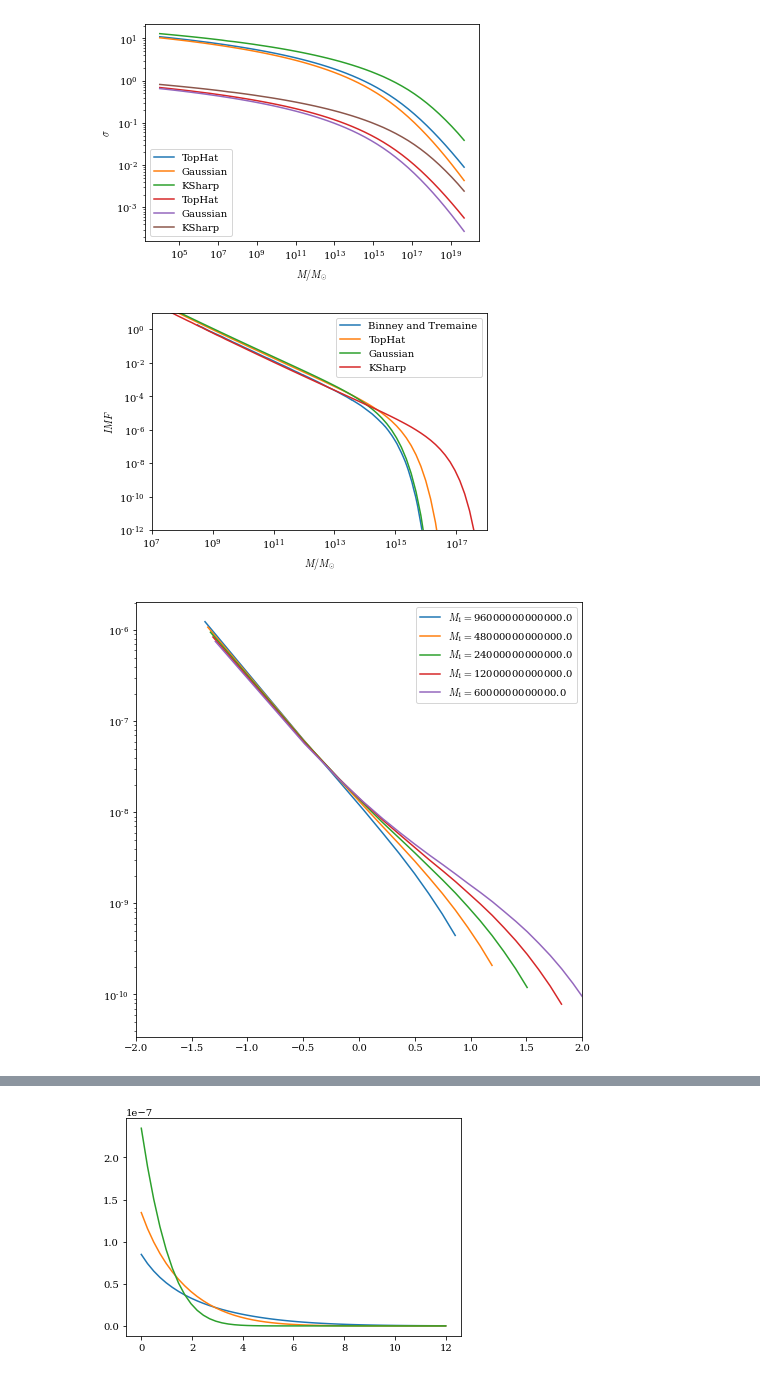
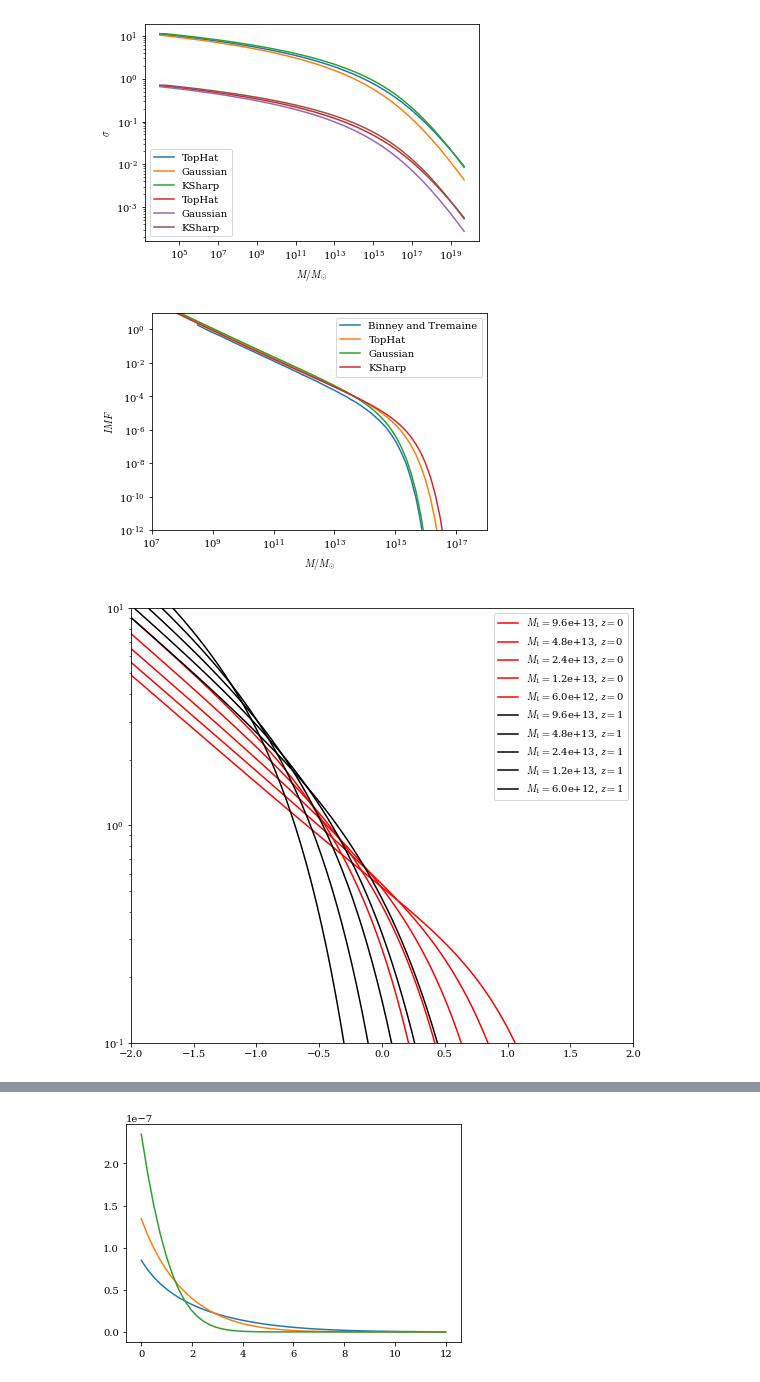
Before and after one commit to antoninvapa/Masters-Project, a Jupyter notebook: Press-Schechter.ipynb, the cells around one changed output, grey strips where cells are left out. Drawn from its saved outputs; the diff is of its cells as text; code cells hidden in the pictures.

```diff
--- a/Press-Schechter.ipynb
+++ b/Press-Schechter.ipynb
@@ -193,7 +194,7 @@ class Overdensities:
             gamma_f, c = (2*np.pi)**(2/3), 0.643
 
         elif Filter == self.KSharpFilter:
-            gamma_f, c = 6*np.pi**2, 0.414
+            gamma_f, c = 6*np.pi**2, 1
 
         R = c*(M/(gamma_f*self.rho_0))**(1/3)
 
@@ -251,15 +252,14 @@ for i in range(2):
     Overdensity=Overdensities(i*20)
     Overdensity.output()
 # %% [output]
-[figure, old version]
+[figure, new version]
 # %%
 class HaloMassFunction:
 
-    def __init__(self, redshift, omega_m=0.27, omega_l=0.73, h7=1.05, ns=0.95, sigma8=0.8, mass_function=None, Nbins=50, logmass_lim=(6, 20)):
-        self.overden = Overdensities(redshift, omega_m=omega_m, omega_l=omega_l, h7=h7, ns=ns, sigma8=sigma8, Nbins_Sigma=Nbins, logmass_lim=logmass_lim)
+    def __init__(self, redshift, omega_m=0.27, omega_l=0.73, h=1.05, ns=0.95, sigma8=0.8, mass_function=None, Nbins=50, logmass_lim=(6, 20)):
+        self.overden = Overdensities(redshift, omega_m=omega_m, omega_l=omega_l, h=h, ns=ns, sigma8=sigma8, Nbins_Sigma=Nbins, logmass_lim=logmass_lim)
         self.logM=self.overden.logM
         self.M = self.overden.M
-        self.Sigma_of_M_and_z=self.overden.Sigma_of_M_and_z
         self.interpolates=self.overden.interpolates
 
         if mass_function == None:
@@ -352,6 +352,6 @@ plt.plot(data[:,0], data[:,1], label = 'Binney and Tremaine')
 HIMF=HaloMassFunction(0, logmass_lim=(4, 20), Nbins=100)
 HIMF.output()
 # %% [output]
-[figure, old version]
+[figure, new version]
 # %%
 class MergerRate():
@@ -454,11 +471,14 @@ class MergerRate():
 # %%
 M_1 = [9.6e13, 4.8e13, 2.4e13, 1.2e13, 0.6e13]
-plt.subplots(figsize=(8,8))
-for M in M_1:
-    mergerrate = MergerRate(1, M_1=M, logmass_lim=(10, 15))
-    mergerrate.outputM()
+Z=[0, 1]
+color=['r', 'k']
+plt.subplots(figsize=(9,8))
+for i in range(len(Z)):
+    for M in M_1:
+        mergerrate = MergerRate(Z[i], h=0.5, sigma8=0.5,  M_1=M, logmass_lim=(10, 17), Nbins=100, omega_m=1, omega_l=0)
+        mergerrate.outputM(color[i])
 # %% [output]
-[figure, old version]
+[figure, new version]
 # %%
 MR = MergerRate(1, (0, 12), M_1=1e10)
 MR.outputz()
```
Also changed, not shown: parts of 4 cells of this notebook.
